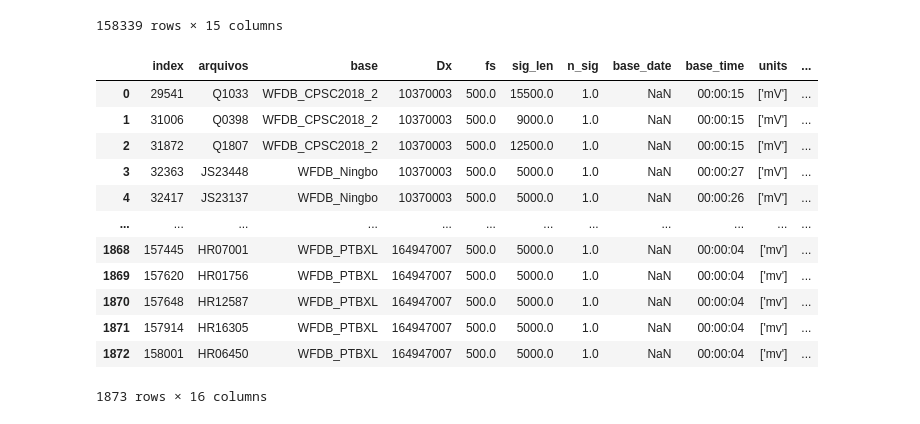
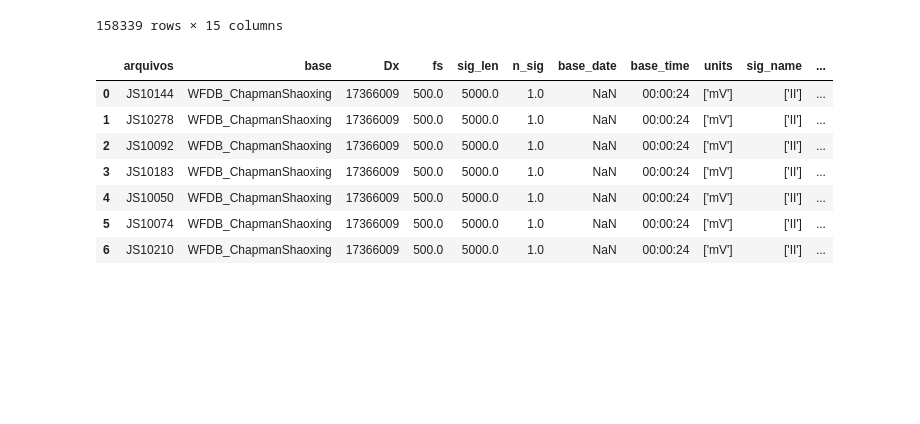
Before and after one commit to cgalvaojr1976/ic-ecg, a Jupyter notebook: datasets/batimentos.ipynb, the cells around one changed output. Cells and saved outputs as stored; diff of their text form; code cells hidden in the pictures; blank space fills up the shorter version.

```diff
--- a/datasets/batimentos.ipynb
+++ b/datasets/batimentos.ipynb
@@ -7,10 +7,10 @@ import wfdb
 diretorio = '/home/matheus/Documentos/Facul/IC/ECG_classification/data/'
 # %%
 # Lista com os códigos que precisamos
-codigo = [10370003] # PR e LPR
+codigo = [17366009]
 
 # Lista dos leads
-leads = [0,2]
+leads = [0]
 # %%
 data_frame = pd.read_csv('Total.csv')
 data_frame
@@ -35,21 +35,17 @@ for x in range(len(codigo)):
     df = df.append(data_frame.loc[lambda data_frame: data_frame['Dx'] == codigo[x]])
 # %%
 df = df.reset_index()
+df.drop(columns= 'index', inplace= True)
 df
 # %% [output]
-|  | index | arquivos | base | Dx | fs | sig_len | n_sig | base_date | base_time | units | ... |
-| 0 | 29541 | Q1033 | WFDB_CPSC2018_2 | 10370003 | 500.0 | 15500.0 | 1.0 | NaN | 00:00:15 | ['mV'] | ... |
-| 1 | 31006 | Q0398 | WFDB_CPSC2018_2 | 10370003 | 500.0 | 9000.0 | 1.0 | NaN | 00:00:15 | ['mV'] | ... |
-| 2 | 31872 | Q1807 | WFDB_CPSC2018_2 | 10370003 | 500.0 | 12500.0 | 1.0 | NaN | 00:00:15 | ['mV'] | ... |
-| 3 | 32363 | JS23448 | WFDB_Ningbo | 10370003 | 500.0 | 5000.0 | 1.0 | NaN | 00:00:27 | ['mV'] | ... |
-| 4 | 32417 | JS23137 | WFDB_Ningbo | 10370003 | 500.0 | 5000.0 | 1.0 | NaN | 00:00:26 | ['mV'] | ... |
-| ... | ... | ... | ... | ... | ... | ... | ... | ... | ... | ... | ... |
-| 1868 | 157445 | HR07001 | WFDB_PTBXL | 164947007 | 500.0 | 5000.0 | 1.0 | NaN | 00:00:04 | ['mv'] | ... |
-| 1869 | 157620 | HR01756 | WFDB_PTBXL | 164947007 | 500.0 | 5000.0 | 1.0 | NaN | 00:00:04 | ['mv'] | ... |
-| 1870 | 157648 | HR12587 | WFDB_PTBXL | 164947007 | 500.0 | 5000.0 | 1.0 | NaN | 00:00:04 | ['mv'] | ... |
-| 1871 | 157914 | HR16305 | WFDB_PTBXL | 164947007 | 500.0 | 5000.0 | 1.0 | NaN | 00:00:04 | ['mv'] | ... |
-| 1872 | 158001 | HR06450 | WFDB_PTBXL | 164947007 | 500.0 | 5000.0 | 1.0 | NaN | 00:00:04 | ['mv'] | ... |
+|  | arquivos | base | Dx | fs | sig_len | n_sig | base_date | base_time | units | sig_name | ... |
+| 0 | JS10144 | WFDB_ChapmanShaoxing | 17366009 | 500.0 | 5000.0 | 1.0 | NaN | 00:00:24 | ['mV'] | ['II'] | ... |
+| 1 | JS10278 | WFDB_ChapmanShaoxing | 17366009 | 500.0 | 5000.0 | 1.0 | NaN | 00:00:24 | ['mV'] | ['II'] | ... |
+| 2 | JS10092 | WFDB_ChapmanShaoxing | 17366009 | 500.0 | 5000.0 | 1.0 | NaN | 00:00:24 | ['mV'] | ['II'] | ... |
+| 3 | JS10183 | WFDB_ChapmanShaoxing | 17366009 | 500.0 | 5000.0 | 1.0 | NaN | 00:00:24 | ['mV'] | ['II'] | ... |
+| 4 | JS10050 | WFDB_ChapmanShaoxing | 17366009 | 500.0 | 5000.0 | 1.0 | NaN | 00:00:24 | ['mV'] | ['II'] | ... |
+| 5 | JS10074 | WFDB_ChapmanShaoxing | 17366009 | 500.0 | 5000.0 | 1.0 | NaN | 00:00:24 | ['mV'] | ['II'] | ... |
+| 6 | JS10210 | WFDB_ChapmanShaoxing | 17366009 | 500.0 | 5000.0 | 1.0 | NaN | 00:00:24 | ['mV'] | ['II'] | ... |
-1873 rows × 16 columns
 # %%
 #Cria a tabela dos records
 records = pd.DataFrame()
```
Also changed, not shown: parts of 3 cells of this notebook, 8 other files.
